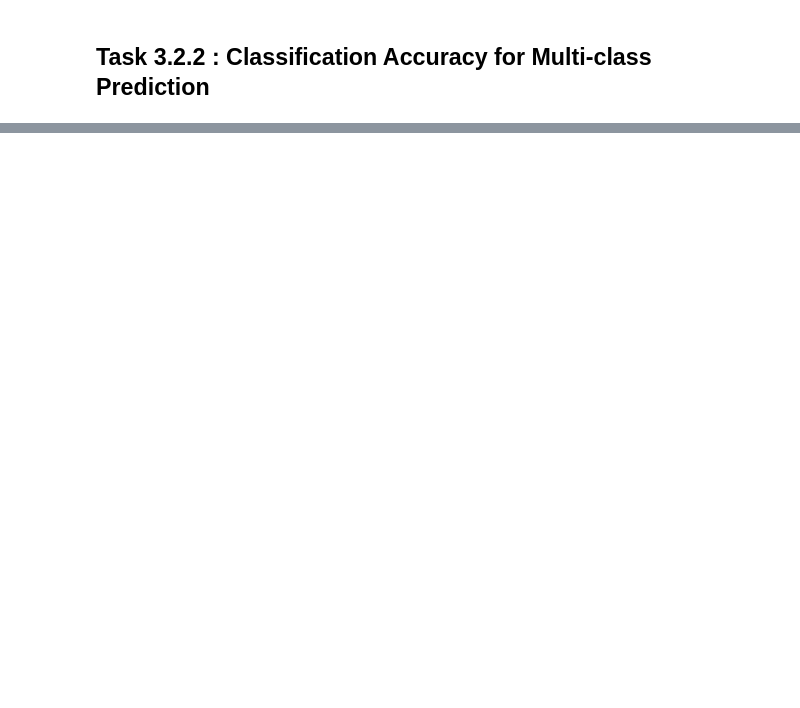
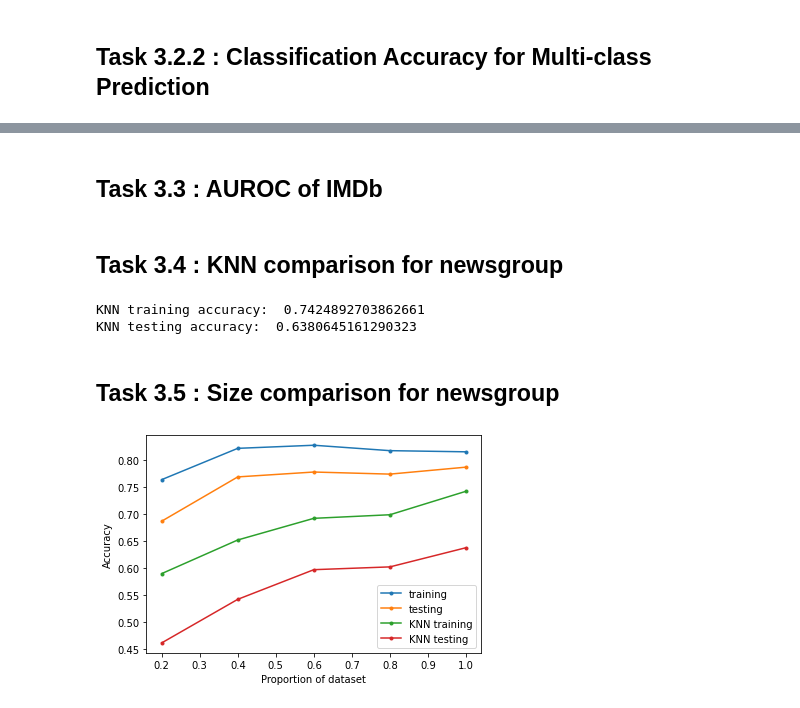
Before and after one commit to acollin19/comp551, a Jupyter notebook: assignment2_group_24.ipynb, the cells around one changed output, grey strips where cells are left out. Saved outputs shown, nothing was run; the diff lists cells and outputs as text; code cells hidden in the pictures; blank space fills up the shorter version.

Commit message:
KNN comparison, some graphs

```diff
--- a/assignment2_group_24.ipynb
+++ b/assignment2_group_24.ipynb
@@ -295,5 +280,5 @@ for i in range(y_train.shape[1]):
 # %%
-best_indices = np.unique(best_MI_indices.flatten())
+best_indices = np.unique(best_class_indices.flatten())
 len(best_indices)
 # %% [output]
 329
@@ -364,6 +367,10 @@ class LogisticRegression:
         yh = logistic(np.dot(x,self.w))            #predict output
         return yh
 
+    def evaluate(self, y, y_pred):
+      accuracy = np.sum(np.argmax(y_pred,axis=0) == np.argmax(y,axis=0)) / y.shape[0]
+      return accuracy
+
 # LogisticRegression.gradient = gradient
 # %%
 # Applying Logistic Regression on the IMDB data
@@ -568,0 +570,46 @@ Report top 10 features with most positive/negative z-scores on the IMDB data usi
+# %% [markdown]
+## Task 3.3 : AUROC of IMDb
+# %% [markdown]
+## Task 3.4 : KNN comparison for newsgroup
+# %%
+knn = KNeighborsClassifier()
+knn.fit(X_train, y_train)
+print("KNN training accuracy: ", knn.score(X_train, y_train))
+print("KNN testing accuracy: ", knn.score(X_test, y_test))
+# %% [output]
+KNN training accuracy:  0.7424892703862661
+KNN testing accuracy:  0.6380645161290323
+# %% [markdown]
+## Task 3.5 : Size comparison for newsgroup
+# %%
+train_accs = []
+test_accs = []
+knn_train_accs = []
+knn_test_accs = []
+
+sizes = [0.2, 0.4, 0.6, 0.8, 1]
+
+for i in sizes:
+  X_train_new = X_train[:int(i * X_train.shape[0])]
+  y_train_new = y_train[:int(i * X_train.shape[0])]
+
+  mlr = Multinomial_logistic(X_train_new.shape[1], y_train_new.shape[1])
+  mlr.fit(X_train_new, y_train_new)
+  train_accs.append(mlr.evaluate(mlr.predict(X_train_new), y_train_new))
+  test_accs.append(mlr.evaluate(mlr.predict(X_test), y_test))
+
+  knn = KNeighborsClassifier()
+  knn.fit(X_train_new, y_train_new)
+  knn_train_accs.append(knn.score(X_train_new, y_train_new))
+  knn_test_accs.append(knn.score(X_test, y_test))
+# %%
+plt.plot(sizes, train_accs, marker=".", label='training')
+plt.plot(sizes, test_accs, marker=".", label='testing')
+plt.plot(sizes, knn_train_accs, marker=".", label='KNN training')
+plt.plot(sizes, knn_test_accs, marker=".", label='KNN testing')
+plt.legend(loc='best')
+plt.xlabel('Proportion of dataset')
+plt.ylabel('Accuracy')
+plt.show()
+# %% [output]
+[figure, added]
```
Also changed, not shown: parts of 15 cells of this notebook.
